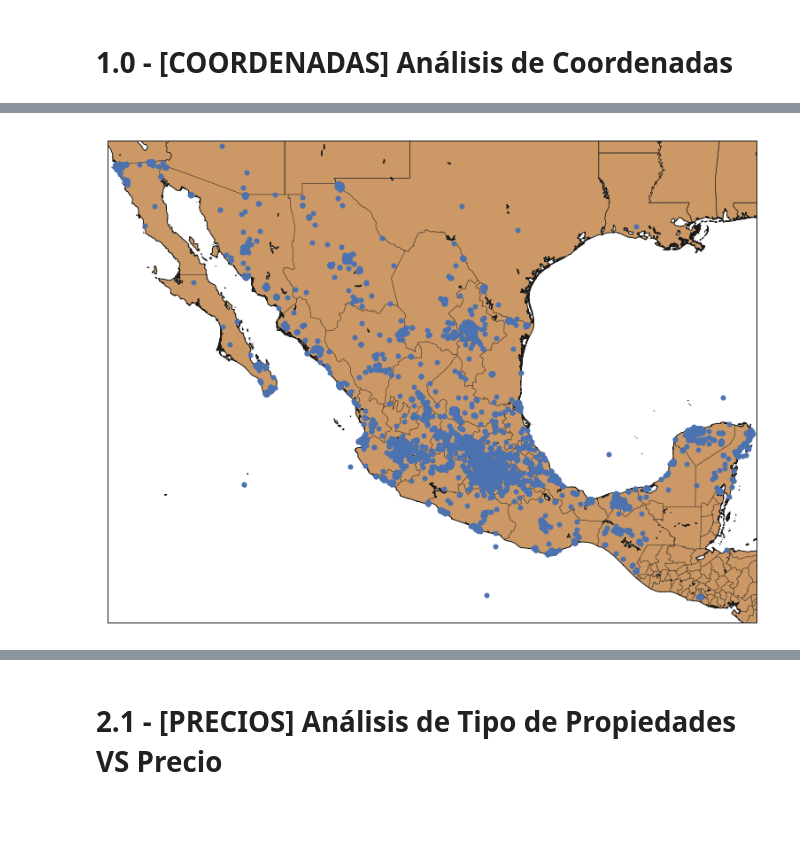
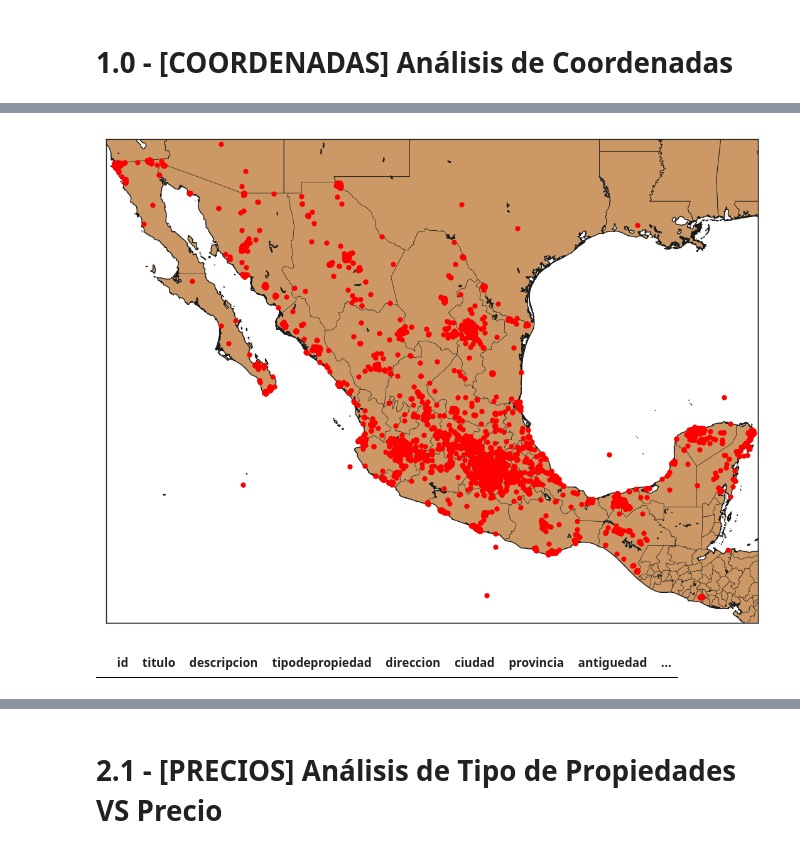
Before and after one commit to luctiz/Grupo43-TP1, a Jupyter notebook: TP1.ipynb, the cells around one changed output, grey strips where cells are left out. Saved outputs shown, nothing was run; the diff lists cells and outputs as text; code cells hidden in the pictures; blank space fills up the shorter version.

```diff
--- a/TP1.ipynb
+++ b/TP1.ipynb
@@ -137,21 +155,24 @@ lon = -102
 # %%
 ##Analizo sobre Mexico todas las publicaciones
 figu, ax = plt.subplots(figsize=(20,10))
 eq_map = Basemap(projection='merc',
                   lat_0 = 23, lon_0 = -102,
                   resolution = 'h', area_thresh = 0.1,
                   llcrnrlon=lon-15.5, llcrnrlat=lat-10.5,
                   urcrnrlon=lon+15.5, urcrnrlat=lat+10.5)
 eq_map.drawcoastlines()
 eq_map.drawcountries()
 eq_map.fillcontinents(color = '#cc9966')
 eq_map.drawmapboundary()
 eq_map.drawstates()
 
 ## Coordenadas a posiciones
 x,y = eq_map(lons, lats)
-eq_map.plot(x, y, 'o', markersize=5)
+eq_map.plot(x, y, 'o',c='red', markersize=5)
+
+a,b = eq_map(lons2, lats2)
+eq_map.plot(a, b, '*',c='blue', markersize=5)
 
 plt.show()
 # %% [output]
-[figure, old version]
+[figure, new version]
@@ -157,0 +185,4 @@ plt.show()
+# %%
+condominios.head()
+# %% [output]
+|  | id | titulo | descripcion | tipodepropiedad | direccion | ciudad | provincia | antiguedad | ... |
```
Also changed, not shown: parts of 12 cells of this notebook.
